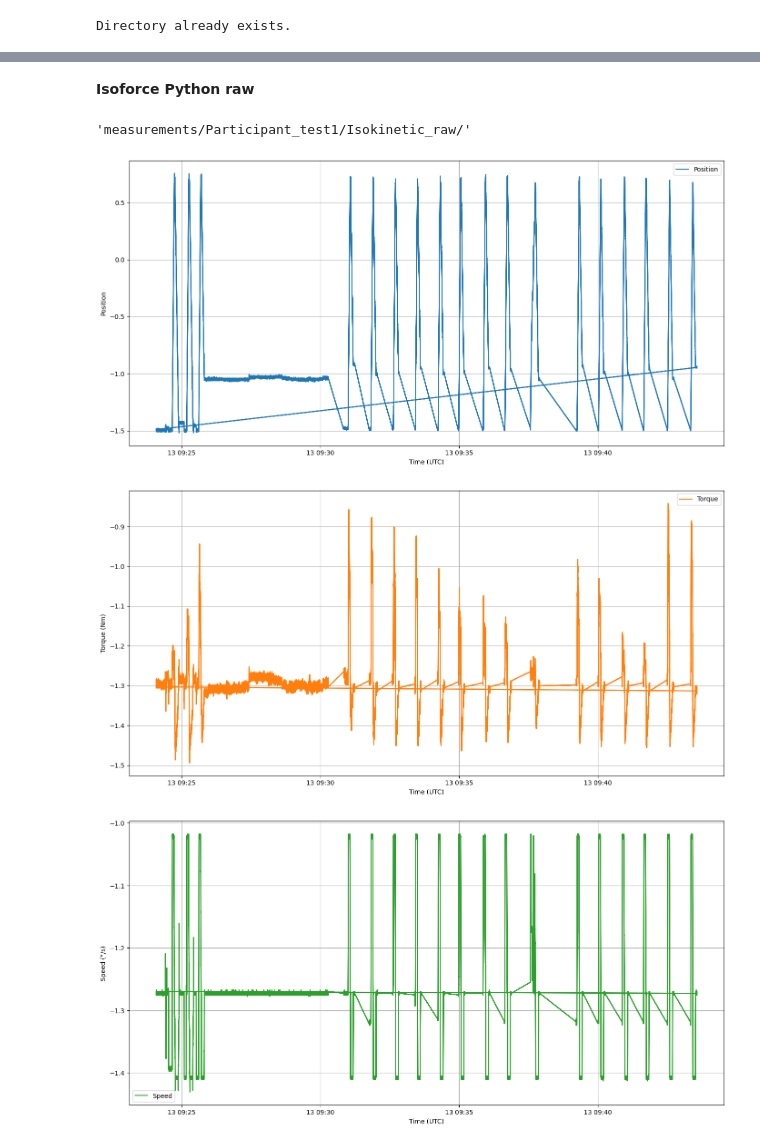
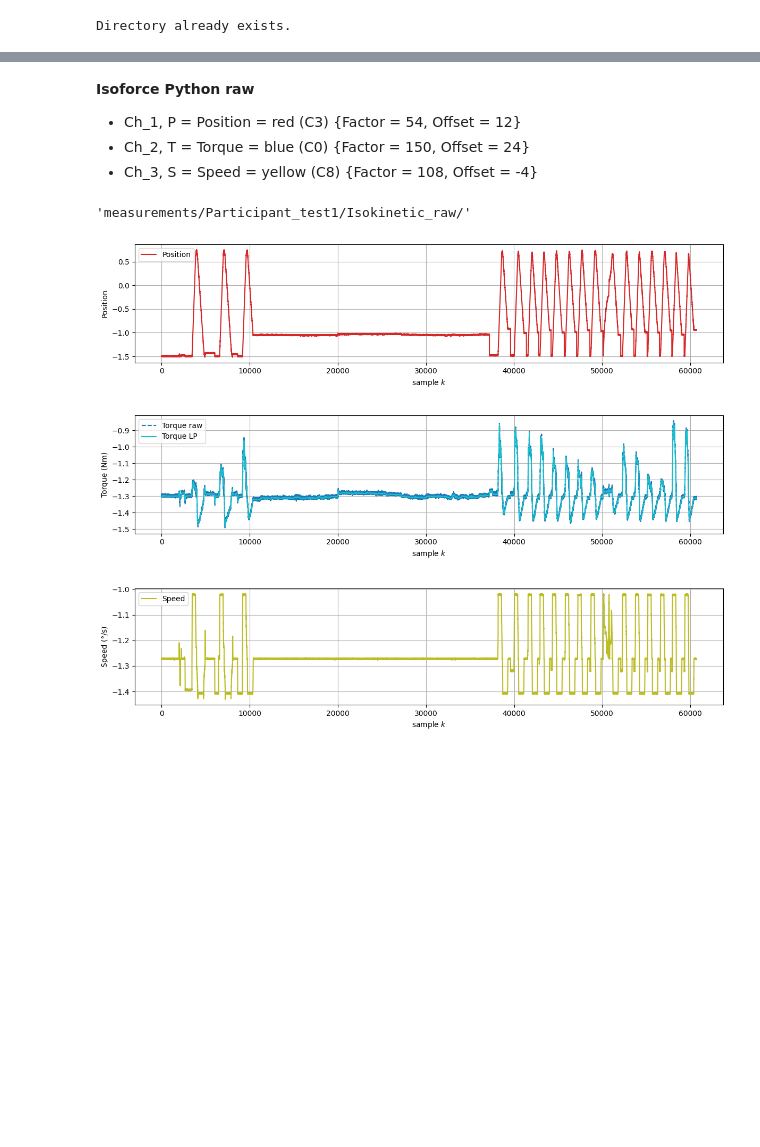
Before and after one commit to EITLabworks/Data-Driven-Force-Estimation-of-the-Thigh-Muscles-using-Electrical-Impedance-Measurements, a Jupyter notebook: postprocessing.ipynb, the cells around one changed output, grey strips where cells are left out. Cells and saved outputs as stored; diff of their text form; code cells hidden in the pictures; blank space fills up the shorter version.

Commit message:
isoforce python

```diff
--- a/postprocessing.ipynb
+++ b/postprocessing.ipynb
@@ -117,5 +117,9 @@ plt.show()
 # %% [markdown]
 **Isoforce Python raw**
+
+- Ch_1, P = Position = red (C3) {Factor = 54, Offset = 12}
+- Ch_2, T = Torque = blue (C0) {Factor = 150, Offset = 24}
+- Ch_3, S = Speed = yellow (C8) {Factor = 108, Offset = -4}
 # %%
 part_path.isoforce_py_raw
 # %% [output]
@@ -151,61 +129,10 @@ file_list = sorted(
+# %%
+isoforce_py = IsoforcePy(part_path.isoforce_py_raw, LP_filter=True, over_UTC=False)
 # %%
-last_file_for_timestamp = {}
-
-for file_name in file_list:
-    timestamp, sample_number = extract_timestamp_and_sample(file_name)
-    last_file_for_timestamp[timestamp] = file_name  # Overwrite with the latest file
-
-for timestamp, last_file in last_file_for_timestamp.items():
-    file_path = os.path.join(part_path.isoforce_py_raw, last_file)
-    data = np.load(file_path, allow_pickle=True)
-
-    # Extract the data for the last file of this timestamp
-    ch_1, ch_2, ch_3 = data["data"]
-    assert len(ch_1) == len(ch_2) == len(ch_3)
-
-    timestamps_start = data["timestamps_start"]
-    timestamps = data["timestamps_current"]
-    sampling_rate = data["sampling_rate"]
-
-    # Expand timestamps for the last sample file
-    timestamps_expanded = [
-        timestamp + timedelta(seconds=(i / sampling_rate)) for i in range(len(ch_1))
-    ]
-
-    # Append the torque and time data
-    all_position.extend(ch_1)
-    all_torque.extend(ch_2)
-    all_speed.extend(ch_3)
-    all_time.extend(timestamps_expanded)
-
-# Plot the aggregated torque over time
-plt.figure(figsize=(14, 7))
-plt.plot(all_time, all_position, label="Position", color="C0")
-plt.xlabel("Time (UTC)")
-plt.ylabel("Position")
-plt.grid(True)
-plt.legend()
-plt.tight_layout()
-plt.show()
-
-plt.figure(figsize=(14, 7))
-plt.plot(all_time, all_torque, label="Torque", color="C1")
-plt.xlabel("Time (UTC)")
-plt.ylabel("Torque (Nm)")
-plt.grid(True)
-plt.legend()
-plt.tight_layout()
-plt.show()
-
-plt.figure(figsize=(14, 7))
-plt.plot(all_time, all_speed, label="Speed", color="C2")
-plt.xlabel("Time (UTC)")
-plt.ylabel("Speed (°/s)")
-plt.grid(True)
-plt.legend()
-plt.tight_layout()
-plt.show()
+isoforce_py.plot_angle()
+isoforce_py.plot_torque()
+isoforce_py.plot_velocity()
 # %% [output]
-[figure, old version]
+[figure, new version]
-[figure, old version]
+[figure, new version]
-[figure, old version]
+[figure, new version]
```
Also changed, not shown: parts of 6 cells of this notebook, 1 other file.
